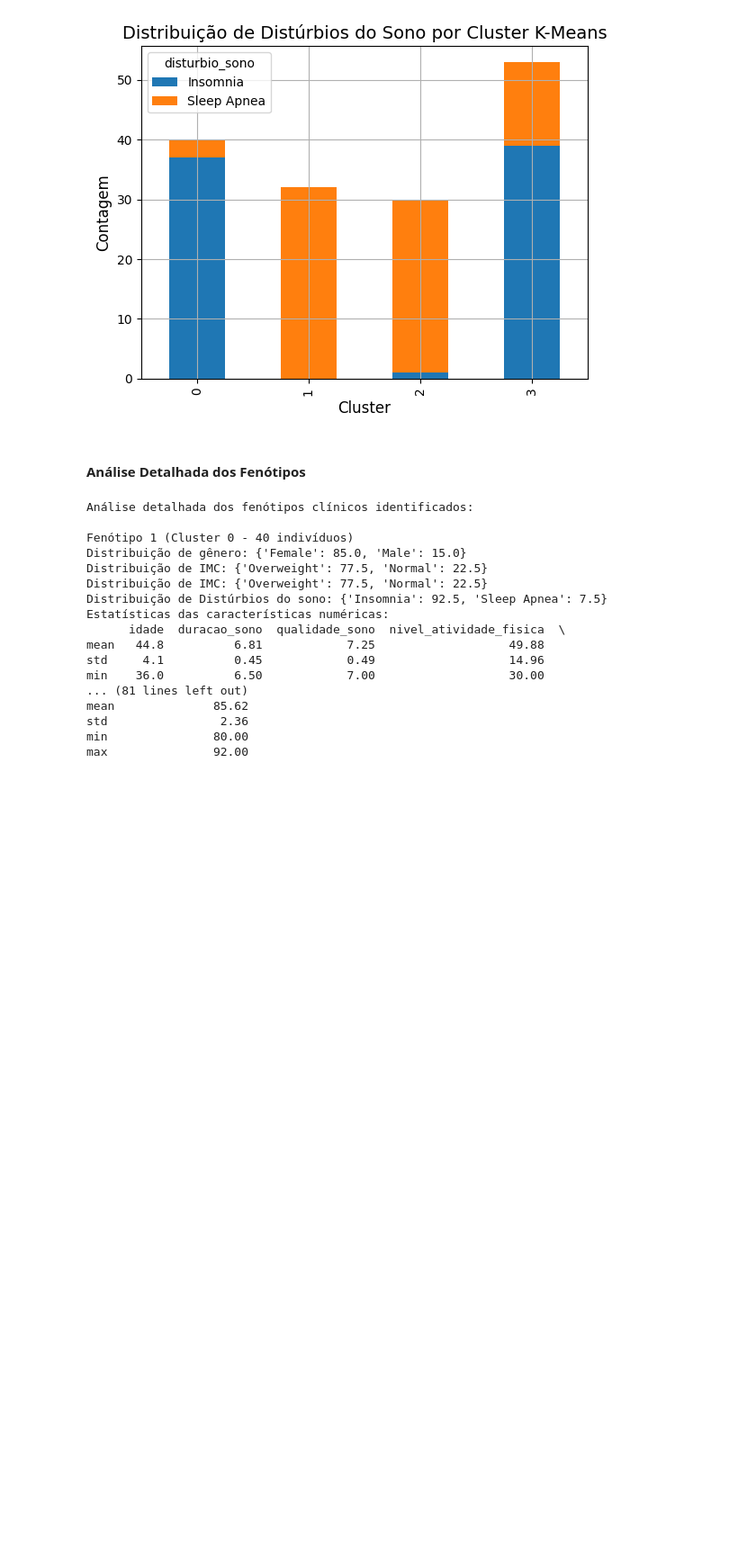
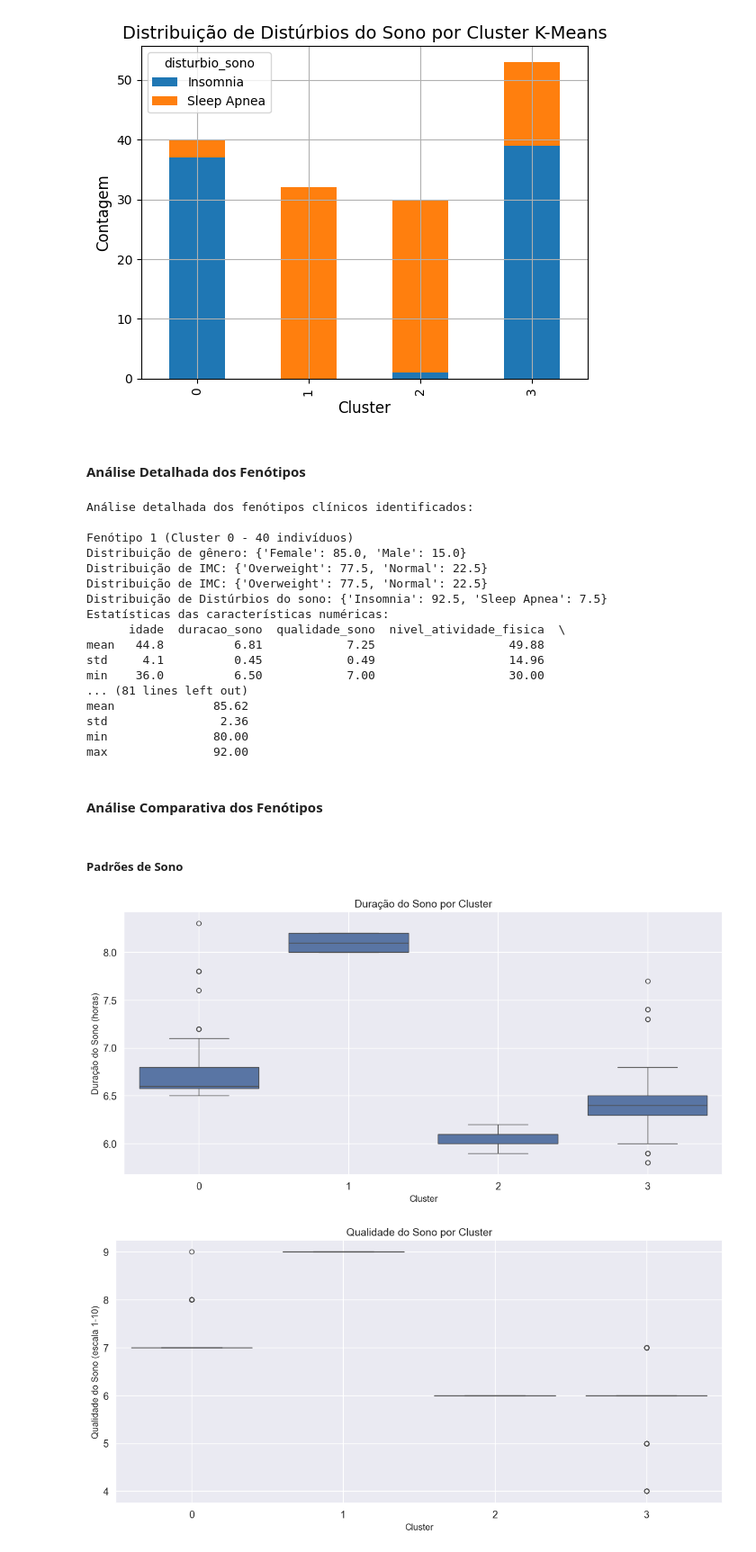
Before and after one commit to brunajeniferf/naosupervisionado, a Jupyter notebook: Health_Sleep.ipynb, the cells around one changed output. Shown at 90% size. Saved outputs shown, nothing was run; the diff lists cells and outputs as text; code cells hidden in the pictures; blank space fills up the shorter version.

```diff
--- a/Health_Sleep.ipynb
+++ b/Health_Sleep.ipynb
@@ -647,3 +643,36 @@ mean              85.62
 std                2.36
 min               80.00
 max               92.00
+# %% [markdown]
+#### Análise Comparativa dos Fenótipos
+# %% [markdown]
+##### Padrões de Sono
+# %%
+#PLOTANDO GRÁFICOS PARA MELHOR VISUALIZAÇÃO
+
+#CONFIGURAÇÕES PARA MELHOR VISUALIZAÇÃO
+plt.style.use('seaborn-v0_8-whitegrid')
+sns.set(font_scale=1.2)
+plt.rcParams['figure.figsize'] = (12, 8)
+plt.rcParams['axes.grid'] = True
+
+#DURAÇÃO DO SONO POR CLUSTER
+plt.figure(figsize=(12,6))
+sns.boxplot(x='cluster_kmeans', y='duracao_sono', data=df_tratados)
+plt.title('Duração do Sono por Cluster', fontsize=14)
+plt.xlabel('Cluster', fontsize=12)
+plt.ylabel('Duração do Sono (horas)', fontsize=12)
+plt.grid(True)
+plt.tight_layout()
+
+#QUALIDADE DO SONO POR CLUSTER
+plt.figure(figsize=(12,6))
+sns.boxplot(x='cluster_kmeans', y='qualidade_sono', data=df_tratados)
+plt.title('Qualidade do Sono por Cluster', fontsize=14)
+plt.xlabel('Cluster', fontsize=12)
+plt.ylabel('Qualidade do Sono (escala 1-10)', fontsize=12)
+plt.grid(True)
+plt.tight_layout()
+# %% [output]
+[figure, added]
+[figure, added]
```
Also changed, not shown: parts of 8 cells of this notebook.
